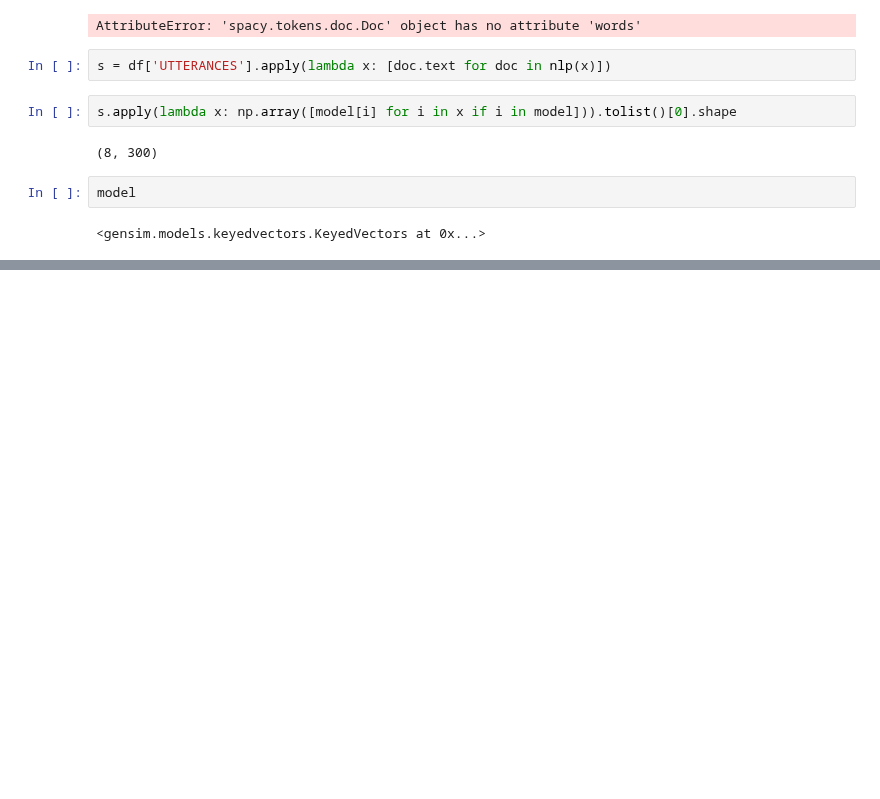
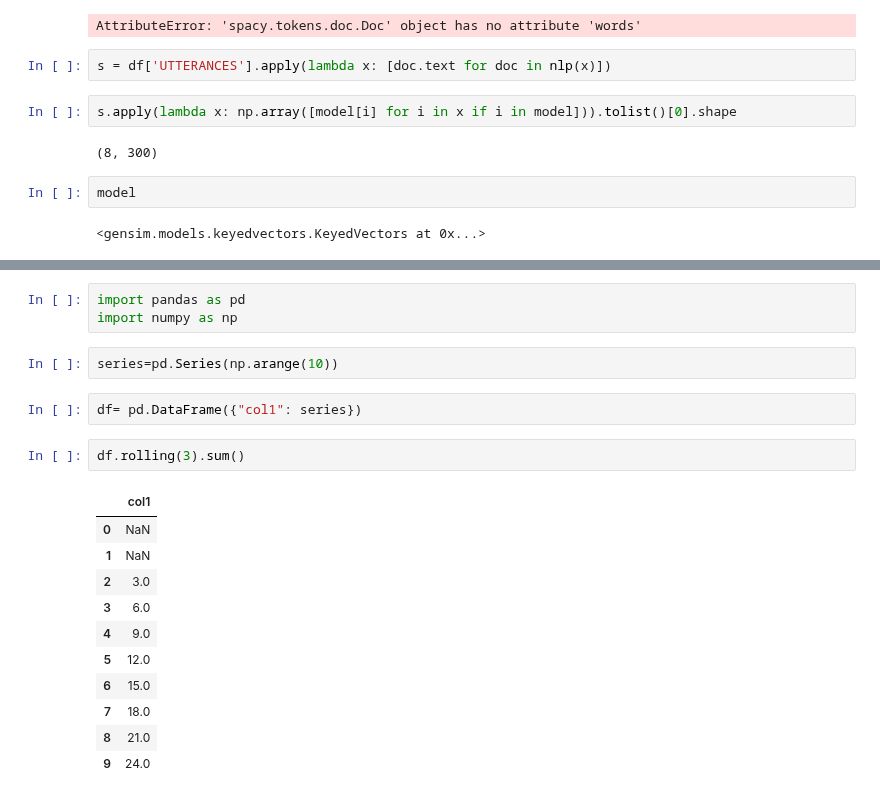
Before and after one commit to gavin-d26/relation-extraction, a Jupyter notebook: explore.ipynb, the cells around one changed output, grey strips where cells are left out. Cells and saved outputs as stored; diff of their text form; blank space fills up the shorter version.

```diff
--- a/explore.ipynb
+++ b/explore.ipynb
@@ -472,0 +609,21 @@ model
+# %%
+import pandas as pd
+import numpy as np
+# %%
+series=pd.Series(np.arange(10))
+# %%
+df= pd.DataFrame({"col1": series})
+# %%
+df.rolling(3).sum()
+# %% [output]
+|  | col1 |
+| 0 | NaN |
+| 1 | NaN |
+| 2 | 3.0 |
+| 3 | 6.0 |
+| 4 | 9.0 |
+| 5 | 12.0 |
+| 6 | 15.0 |
+| 7 | 18.0 |
+| 8 | 21.0 |
+| 9 | 24.0 |
```
Also changed, not shown: parts of 56 cells of this notebook, 2 other files.
